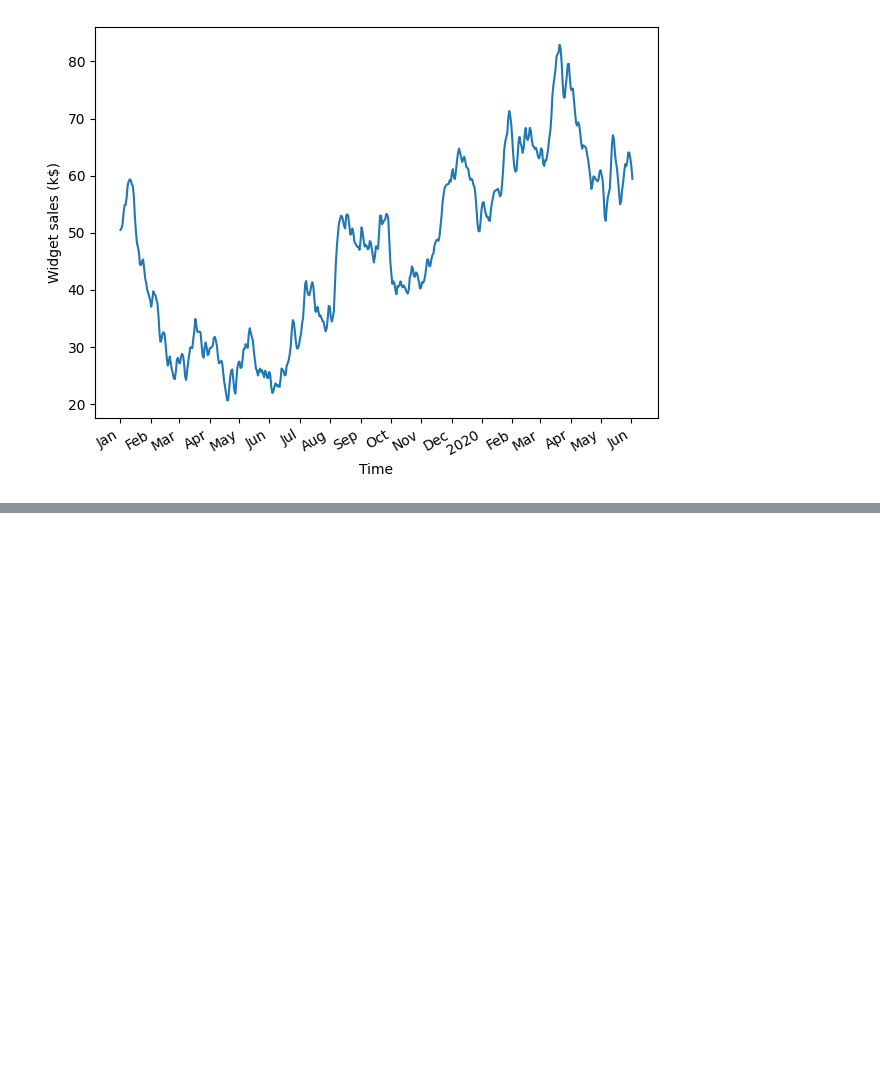
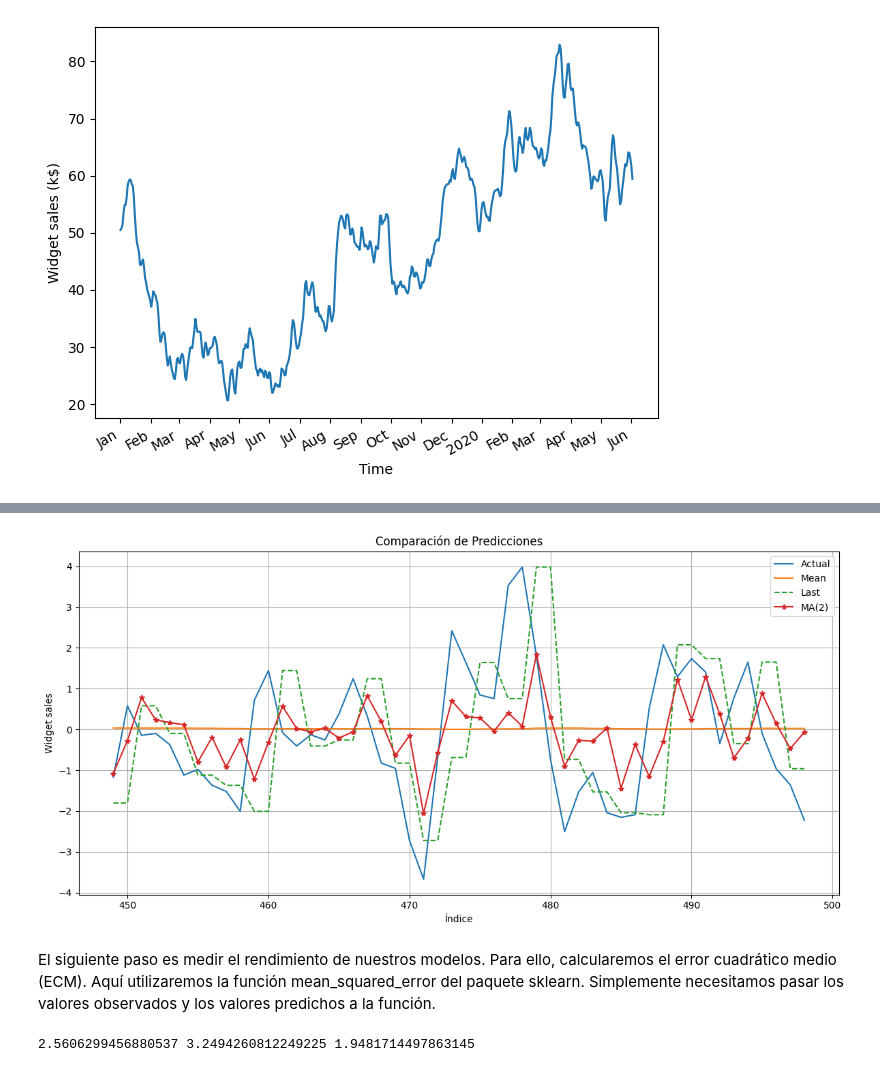
Before and after one commit to luiscxz/Series-Temporales, a Jupyter notebook: Cap4-Modelando un proceso de media móvil.ipynb, the cells around one changed output, grey strips where cells are left out. Cells and saved outputs as stored; diff of their text form; code cells hidden in the pictures; blank space fills up the shorter version.

```diff
--- a/Cap4-Modelando un proceso de media móvil.ipynb
+++ b/Cap4-Modelando un proceso de media móvil.ipynb
@@ -57,0 +215,16 @@ plt.tight_layout()
+# %%
+pred_df = test.copy()
+TRAIN_LEN = len(train)
+HORIZON = len(test)
+WINDOW = 2
+
+pred_mean = rolling_forecast(df_diff, TRAIN_LEN, HORIZON, WINDOW, 'mean')
+
+pred_last_value = rolling_forecast(df_diff, TRAIN_LEN, HORIZON, WINDOW,'last')
+
+pred_MA = rolling_forecast(df_diff, TRAIN_LEN, HORIZON, WINDOW, 'MA')
+
+pred_df['pred_mean'] = pred_mean
+pred_df['pred_last_value'] = pred_last_value
+pred_df['pred_MA'] = pred_MA
+pred_df.head()
@@ -57,0 +238,25 @@ plt.tight_layout()
+# %%
+plt.figure(figsize=(12, 6))
+plt.plot(df_diff['widget_sales_diff'][449:], label ='Actual')
+plt.plot(pred_df['pred_mean'], label='Mean')
+plt.plot(pred_df['pred_last_value'],'--', label='Last')
+plt.plot(pred_df['pred_MA'],'-*', label='MA(2)')
+plt.title('Comparación de Predicciones')
+plt.xlabel('Índice')
+plt.ylabel('Widget sales')
+plt.legend()
+plt.grid(True)
+plt.tight_layout()
+plt.show()
+# %% [output]
+[figure, added]
+# %% [markdown]
+El siguiente paso es medir el rendimiento de nuestros modelos. Para ello, calcularemos el error cuadrático medio (ECM). Aquí utilizaremos la función mean_squared_error del paquete sklearn. Simplemente necesitamos pasar los valores observados y los valores predichos a la función.
+# %%
+from sklearn.metrics import mean_squared_error
+mse_mean = mean_squared_error(pred_df['widget_sales_diff'],pred_df['pred_mean'])
+mse_last = mean_squared_error(pred_df['widget_sales_diff'],pred_df['pred_last_value'])
+mse_MA = mean_squared_error(pred_df['widget_sales_diff'],pred_df['pred_MA'])
+print(mse_mean, mse_last, mse_MA)
+# %% [output]
+2.5606299456880537 3.2494260812249225 1.9481714497863145
```
Also changed, not shown: parts of 29 cells of this notebook.
